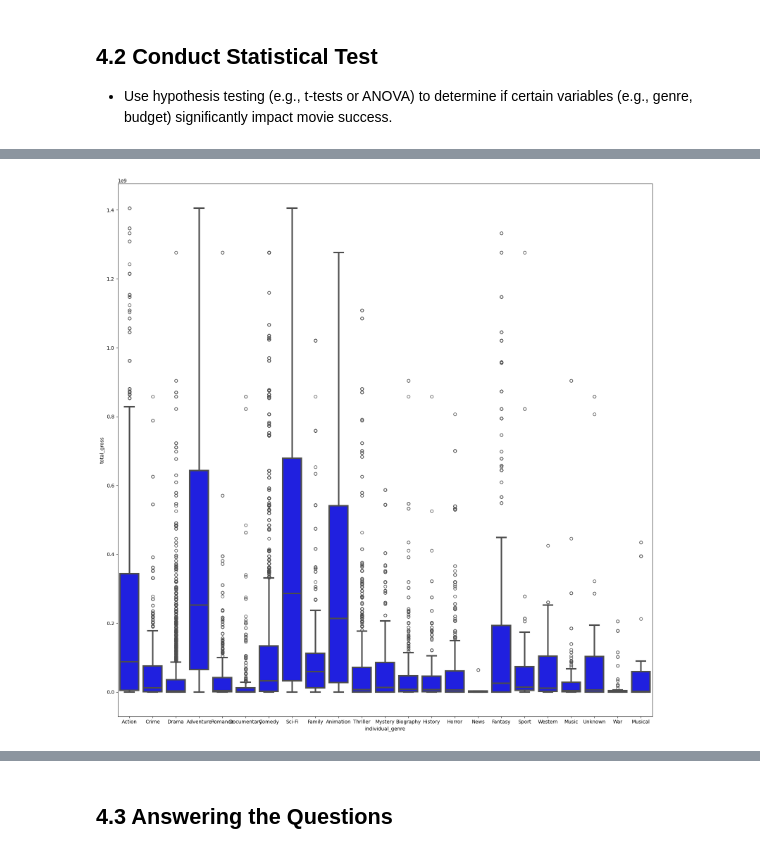
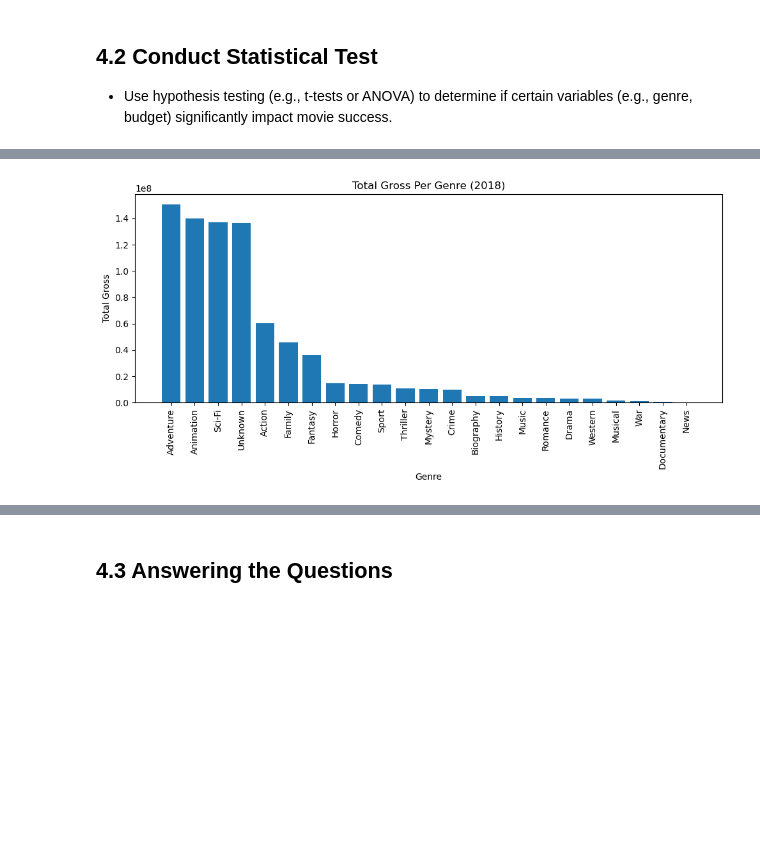
Before and after one commit to quadrillionaiire/SmartStudioRecs, a Jupyter notebook: notebooks/data_analysis_notebook.ipynb, the cells around one changed output, grey strips where cells are left out. Drawn from its saved outputs; the diff is of its cells as text; code cells hidden in the pictures; blank space fills up the shorter version.

```diff
--- a/notebooks/data_analysis_notebook.ipynb
+++ b/notebooks/data_analysis_notebook.ipynb
@@ -77,5 +156,5 @@ Name: total_gross, Length: 20578, dtype: bool
 # %%
 # Getting median total gross reveue for each individual genre
-gross_by_genre = merged_data.groupby("individual_genre")[["total_gross"]].median().sort_values("total_gross", ascending=False)
+gross_by_genre = merged_data.groupby("individual_genre")["total_gross"].median().sort_values(ascending=False)
 gross_by_genre
 # %% [output]
@@ -100,18 +178,18 @@ gross_by_genre
-# %%
-fig, ax = plt.subplots(figsize=(16, 16))
-
-sns.boxplot(
-    x="individual_genre",
-    y="total_gross",
-    data=merged_data,
-    ax=ax,
-    color="blue",
-    linewidth=3
-)
-
-plt.tight_layout()
-# %% [output]
-[figure, removed]
+# %%
+fig, ax = plt.subplots(figsize=(10,5))
+
+ax.bar(list(gross_by_genre.keys()), list(gross_by_genre.values))
+
+ax.set_title("Total Gross Per Genre (2018)")
+ax.set_xlabel("Genre")
+ax.set_ylabel("Total Gross")
+plt.xticks(rotation=90)
+
+
+plt.tight_layout()
+plt.show()
+# %% [output]
+[figure, added]
 # %%
 # define our alpha
 alpha = 0.01
```
Also changed, not shown: parts of 17 cells of this notebook.
